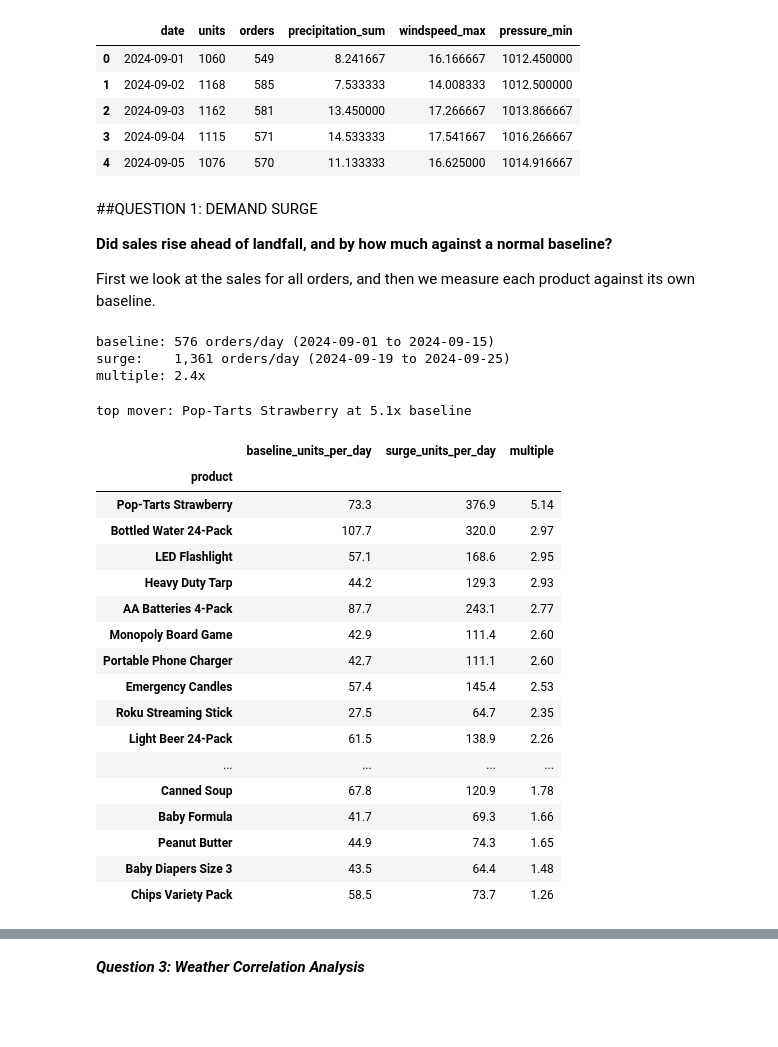
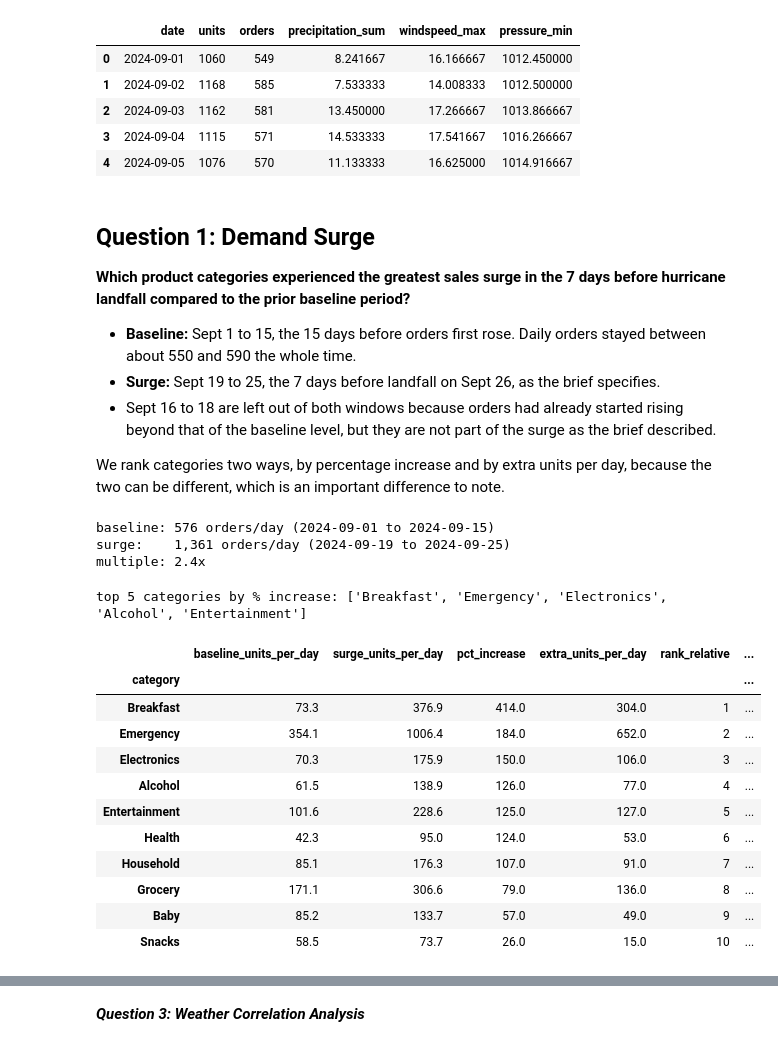
Before and after one commit to BenFreilichUVA/walmart-hurricane-project, a Jupyter notebook: notebooks/scratch/team_notebook.ipynb, the cells around one changed output, grey strips where cells are left out. Saved outputs shown, nothing was run; the diff lists cells and outputs as text; code cells hidden in the pictures; blank space fills up the shorter version.

Commit message:
Fixed Question 1

```diff
--- a/notebooks/scratch/team_notebook.ipynb
+++ b/notebooks/scratch/team_notebook.ipynb
@@ -671,12 +671,16 @@ Name: count, dtype: int64
 | 2 | 2024-09-03 | 1162 | 581 | 13.450000 | 17.266667 | 1013.866667 |
 | 3 | 2024-09-04 | 1115 | 571 | 14.533333 | 17.541667 | 1016.266667 |
 | 4 | 2024-09-05 | 1076 | 570 | 11.133333 | 16.625000 | 1014.916667 |
-# %% [markdown]
-##QUESTION 1: DEMAND SURGE
-
-**Did sales rise ahead of landfall, and by how much against a normal baseline?**
-
-First we look at the sales for all orders, and then we measure each product against its own baseline.
+# %% [markdown]
+## Question 1: Demand Surge
+
+**Which product categories experienced the greatest sales surge in the 7 days before hurricane landfall compared to the prior baseline period?**
+
+- **Baseline:** Sept 1 to 15, the 15 days before orders first rose. Daily orders stayed between about 550 and 590 the whole time.
+- **Surge:** Sept 19 to 25, the 7 days before landfall on Sept 26, as the brief specifies.
+- Sept 16 to 18 are left out of both windows because orders had already started rising beyond that of the baseline level, but they are not part of the surge as the brief described.
+
+We rank categories two ways, by percentage increase and by extra units per day, because the two can be different, which is an important difference to note.
 # %%
 daily_orders = purchases.groupby('date').size().rename('orders')
 base_orders = window(daily_orders.reset_index(), *BASELINE)['orders'].mean()
@@ -691,40 +695,38 @@ baseline: 576 orders/day (2024-09-01 to 2024-09-15)
 surge:    1,361 orders/day (2024-09-19 to 2024-09-25)
 multiple: 2.4x
 # %%
-# Units per product per day, then each product's surge against its own baseline
-daily_units = purchases.groupby(['date', 'product'])['quantity'].sum().unstack(fill_value=0)
+# Units per category per day, then each category's surge against its own baseline
+daily_cat = purchases.groupby(['date', 'category'])['quantity'].sum().unstack(fill_value=0)
 
-base_units = daily_units.loc[BASELINE[0]:BASELINE[1]].mean()
-surge_units = daily_units.loc[SURGE[0]:SURGE[1]].mean()
+base_cat  = daily_cat.loc[BASELINE[0]:BASELINE[1]].mean()
+surge_cat = daily_cat.loc[SURGE[0]:SURGE[1]].mean()
 
-product_surge = pd.DataFrame({
-    'baseline_units_per_day': base_units.round(1),
-    'surge_units_per_day': surge_units.round(1),
-    'multiple': (surge_units / base_units).round(2),
-}).sort_values('multiple', ascending=False)
+category_surge = pd.DataFrame({
+    'baseline_units_per_day': base_cat.round(1),
+    'surge_units_per_day':    surge_cat.round(1),
+    'pct_increase':           ((surge_cat / base_cat - 1) * 100).round(0),
+    'extra_units_per_day':    (surge_cat - base_cat).round(0),
+}).sort_values('pct_increase', ascending=False)
 
-top_product = product_surge.index[0]
-top_multiple = product_surge['multiple'].iloc[0]
-print('top mover:', top_product, f'at {top_multiple:.1f}x baseline')
-product_surge
+# Ranking both ways, because the brief warns that relative and absolute increases can disagree
+category_surge['rank_relative'] = category_surge['pct_increase'].rank(ascending=False).astype(int)
+category_surge['rank_absolute'] = category_surge['extra_units_per_day'].rank(ascending=False).astype(int)
+
+top5 = category_surge.index[:5].tolist()
+print('top 5 categories by % increase:', top5)
+category_surge
 # %% [output]
-top mover: Pop-Tarts Strawberry at 5.1x baseline
+top 5 categories by % increase: ['Breakfast', 'Emergency', 'Electronics', 'Alcohol', 'Entertainment']
-|  | baseline_units_per_day | surge_units_per_day | multiple |
-| product |  |  |  |
-| Pop-Tarts Strawberry | 73.3 | 376.9 | 5.14 |
-| Bottled Water 24-Pack | 107.7 | 320.0 | 2.97 |
-| LED Flashlight | 57.1 | 168.6 | 2.95 |
-| Heavy Duty Tarp | 44.2 | 129.3 | 2.93 |
-| AA Batteries 4-Pack | 87.7 | 243.1 | 2.77 |
-| Monopoly Board Game | 42.9 | 111.4 | 2.60 |
-| Portable Phone Charger | 42.7 | 111.1 | 2.60 |
-| Emergency Candles | 57.4 | 145.4 | 2.53 |
-| Roku Streaming Stick | 27.5 | 64.7 | 2.35 |
-| Light Beer 24-Pack | 61.5 | 138.9 | 2.26 |
-| ... | ... | ... | ... |
-| Canned Soup | 67.8 | 120.9 | 1.78 |
-| Baby Formula | 41.7 | 69.3 | 1.66 |
-| Peanut Butter | 44.9 | 74.3 | 1.65 |
-| Baby Diapers Size 3 | 43.5 | 64.4 | 1.48 |
-| Chips Variety Pack | 58.5 | 73.7 | 1.26 |
+|  | baseline_units_per_day | surge_units_per_day | pct_increase | extra_units_per_day | rank_relative | ... |
+| category |  |  |  |  |  | ... |
+| Breakfast | 73.3 | 376.9 | 414.0 | 304.0 | 1 | ... |
+| Emergency | 354.1 | 1006.4 | 184.0 | 652.0 | 2 | ... |
+| Electronics | 70.3 | 175.9 | 150.0 | 106.0 | 3 | ... |
+| Alcohol | 61.5 | 138.9 | 126.0 | 77.0 | 4 | ... |
+| Entertainment | 101.6 | 228.6 | 125.0 | 127.0 | 5 | ... |
+| Health | 42.3 | 95.0 | 124.0 | 53.0 | 6 | ... |
+| Household | 85.1 | 176.3 | 107.0 | 91.0 | 7 | ... |
+| Grocery | 171.1 | 306.6 | 79.0 | 136.0 | 8 | ... |
+| Baby | 85.2 | 133.7 | 57.0 | 49.0 | 9 | ... |
+| Snacks | 58.5 | 73.7 | 26.0 | 15.0 | 10 | ... |
 # %%
```
Also changed, not shown: parts of 6 cells of this notebook.
